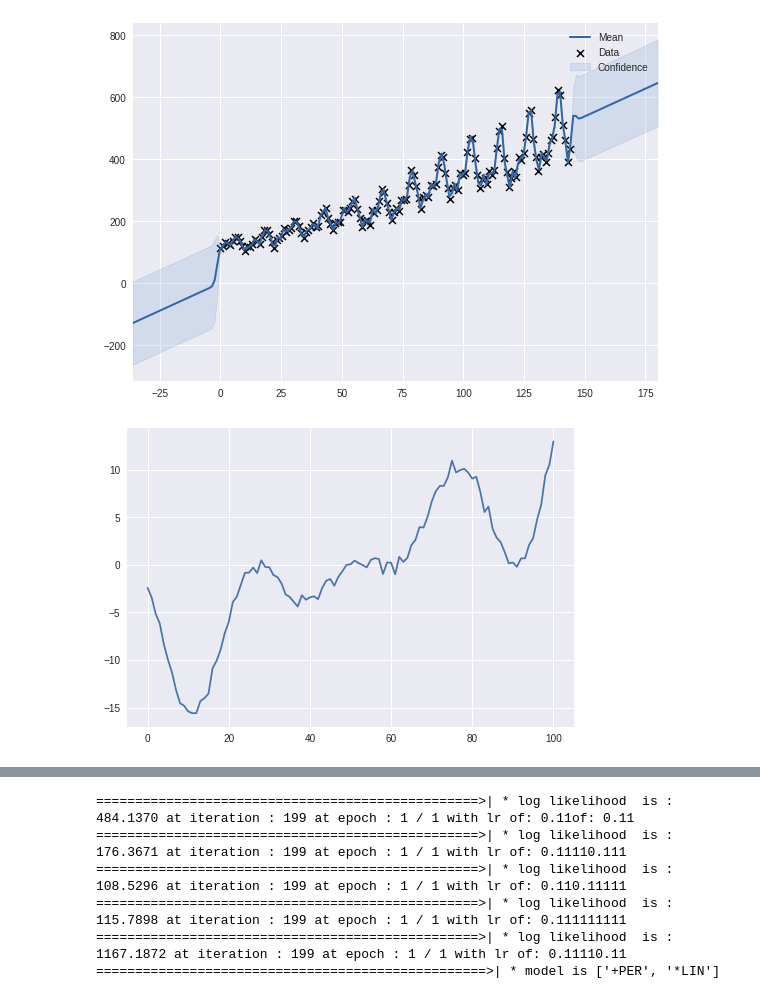
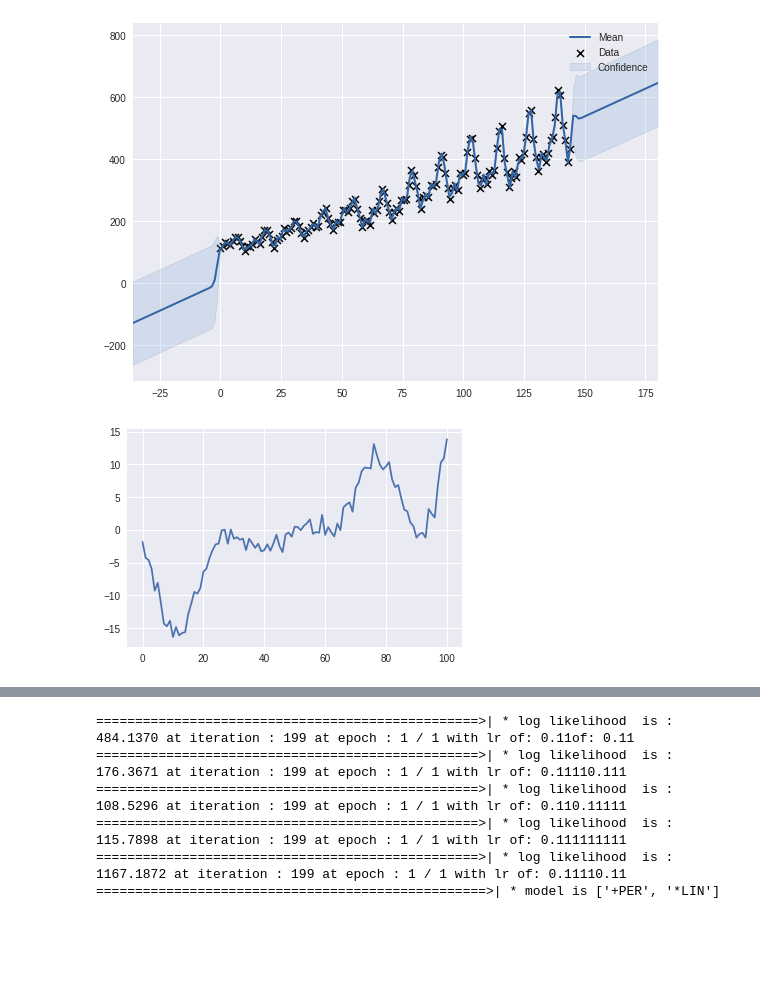
Before and after one commit to gregoritoo/ABCDflow, a Jupyter notebook: Introduction.ipynb, the cells around one changed output, grey strips where cells are left out. Cells and saved outputs as stored; diff of their text form; code cells hidden in the pictures; blank space fills up the shorter version.

```diff
--- a/Introduction.ipynb
+++ b/Introduction.ipynb
@@ -264,12 +264,13 @@ Optimization restart 12/20, f = 121186.82667622183
   Gaussian_noise.variance       |     9.580287984731196  |      +ve      |
 [figure]
 # %%
+%matplotlib inline
 X = np.linspace(-10, 10, 101).reshape(-1,1)
-Y = np.array(np.cos( (X - 5) / 2 )**2 * X * 2 + 0.5*np.random.randn(101, 1)).reshape(-1,1)
+Y = np.array(np.cos( (X - 5) / 2 )**2 * X * 2 + np.random.randn(101, 1)).reshape(-1,1)
 plt.plot(Y)
 plt.show()
 # %% [output]
-[figure, old version]
+[figure, new version]
 # %%
 t0 = time.time()
 k = GPy.kern.Linear(input_dim=1) * GPy.kern.StdPeriodic(input_dim=1)
```
Also changed, not shown: parts of 5 cells of this notebook, 4 other files.
